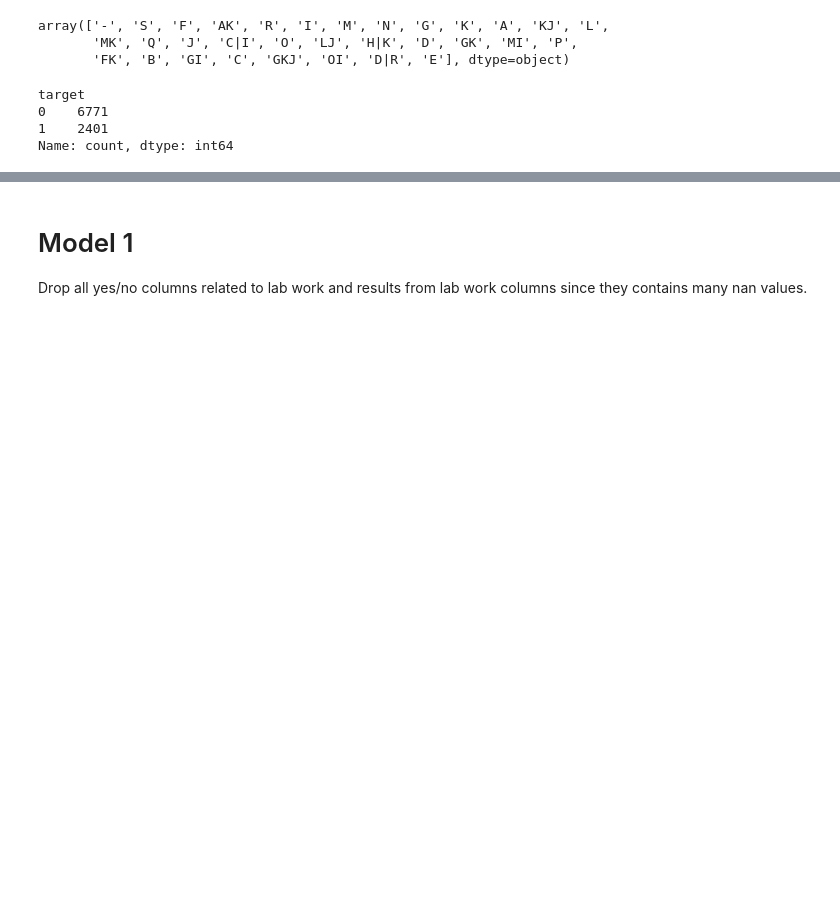
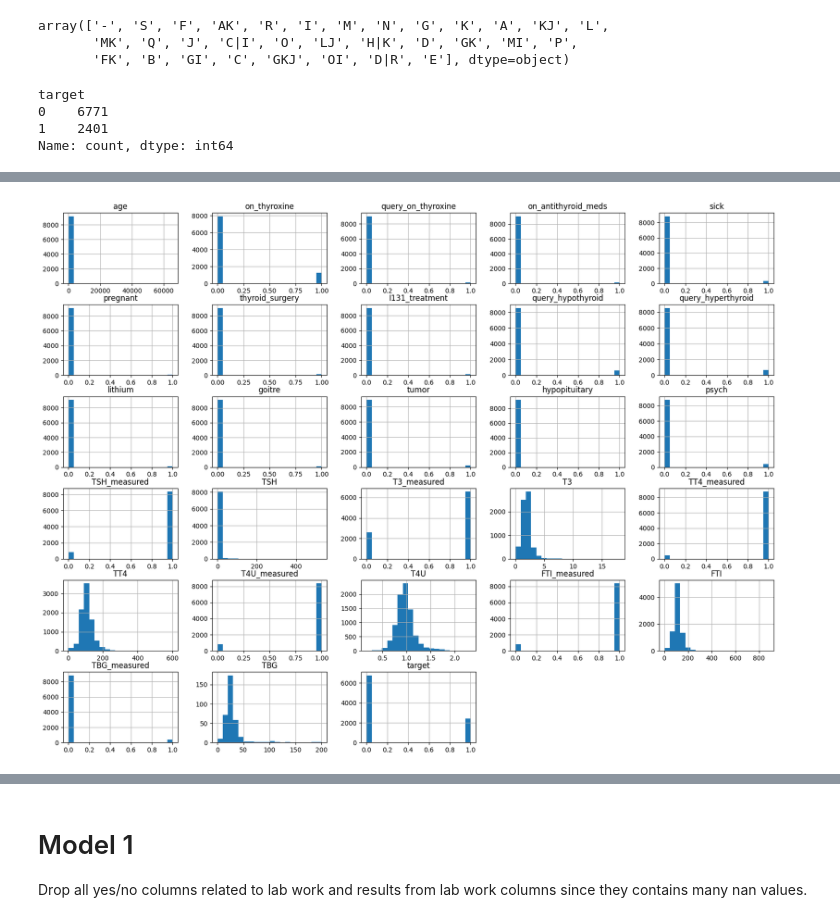
Before and after one commit to sangtr-n/Math189-FinalProject, a Jupyter notebook: ProjectThyroid_C10.ipynb, the cells around one changed output, grey strips where cells are left out. Saved outputs shown, nothing was run; the diff lists cells and outputs as text; code cells hidden in the pictures; blank space fills up the shorter version.

```diff
--- a/ProjectThyroid_C10.ipynb
+++ b/ProjectThyroid_C10.ipynb
@@ -201,0 +324,4 @@ Name: count, dtype: int64
+# %%
+df.hist(bins=20, figsize=(20, 15));
+# %% [output]
+[figure, added]
```
Also changed, not shown: parts of 20 cells of this notebook.
